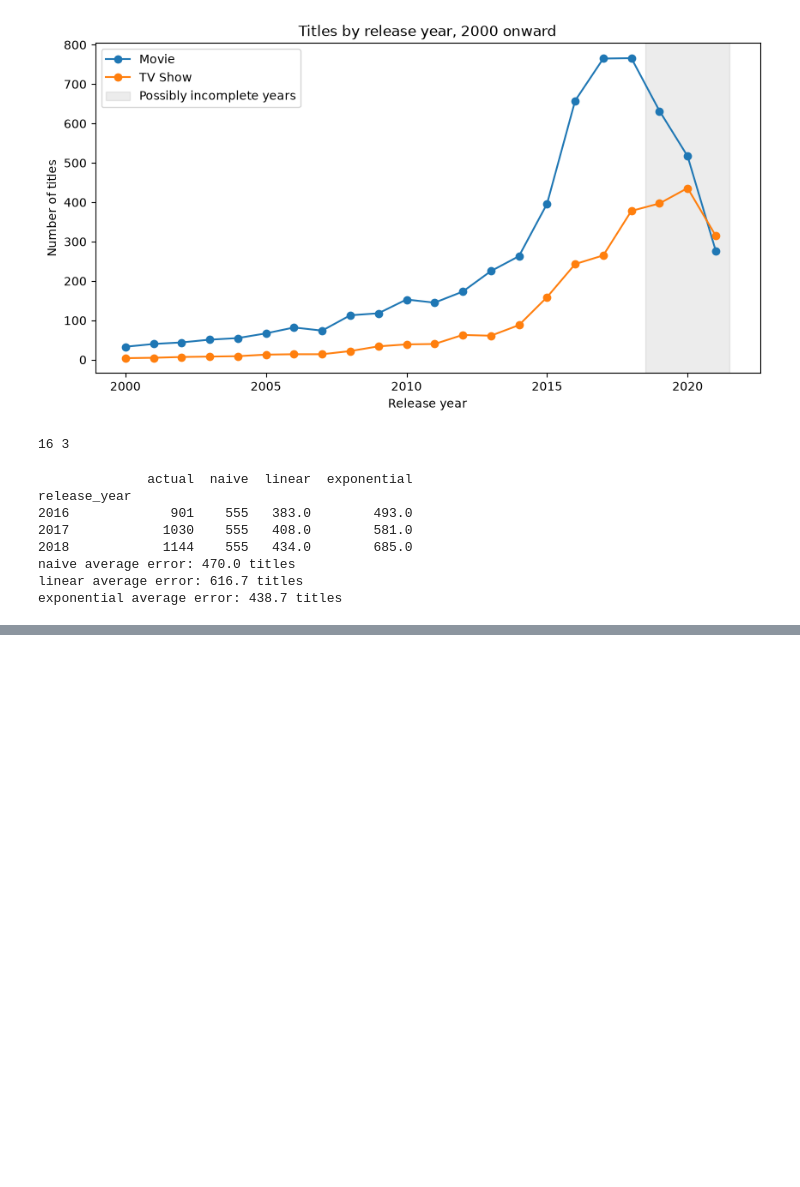
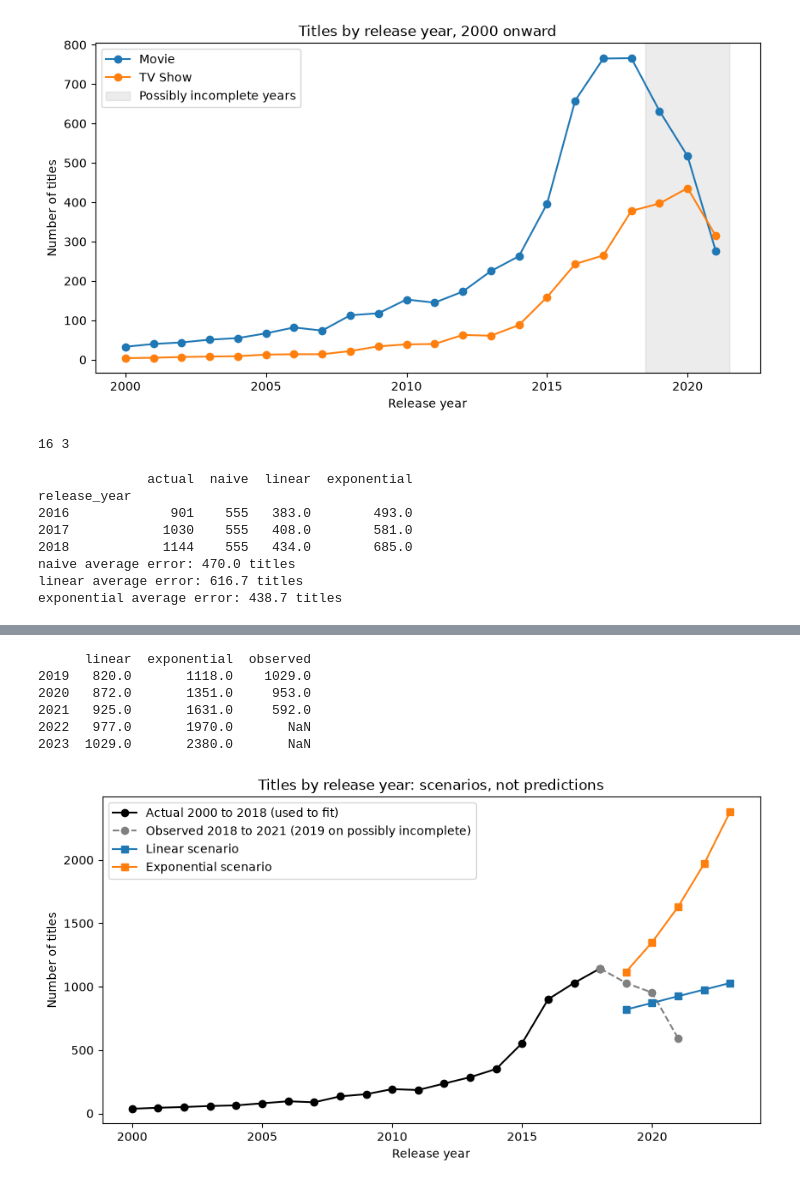
Before and after one commit to IrafashCactus/auspify-netflix-data-science, a Jupyter notebook: notebooks/04_trend_prediction.ipynb, the cells around one changed output, grey strips where cells are left out. Drawn from its saved outputs; the diff is of its cells as text; code cells hidden in the pictures; blank space fills up the shorter version.

Commit message:
Task 4: build forecasting models and visualize scenarios

```diff
--- a/notebooks/04_trend_prediction.ipynb
+++ b/notebooks/04_trend_prediction.ipynb
@@ -108,0 +117,37 @@ exponential average error: 438.7 titles
+# %%
+x_all = series.index.values - 2000
+y_all = series.values
+future_years = np.arange(2019, 2024)
+x_future = future_years - 2000
+
+line_all = np.polyfit(x_all, y_all, 1)
+expo_all = np.polyfit(x_all, np.log(y_all), 1)
+
+forecast = pd.DataFrame({
+    "linear": np.polyval(line_all, x_future).round(0),
+    "exponential": np.exp(np.polyval(expo_all, x_future)).round(0),
+}, index=future_years)
+forecast["observed"] = trend["Total"].reindex(future_years)
+print(forecast)
+# %% [output]
+      linear  exponential  observed
+2019   820.0       1118.0    1029.0
+2020   872.0       1351.0     953.0
+2021   925.0       1631.0     592.0
+2022   977.0       1970.0       NaN
+2023  1029.0       2380.0       NaN
+# %%
+observed = trend.loc[2018:2021, "Total"]
+
+plt.figure(figsize=(10, 5))
+plt.plot(series.index, series.values, marker="o", color="black", label="Actual 2000 to 2018 (used to fit)")
+plt.plot(observed.index, observed.values, marker="o", linestyle="--", color="gray", label="Observed 2018 to 2021 (2019 on possibly incomplete)")
+plt.plot(forecast.index, forecast["linear"], marker="s", label="Linear scenario")
+plt.plot(forecast.index, forecast["exponential"], marker="s", label="Exponential scenario")
+plt.title("Titles by release year: scenarios, not predictions")
+plt.xlabel("Release year")
+plt.ylabel("Number of titles")
+plt.legend()
+plt.show()
+# %% [output]
+[figure, added]
```
Also changed, not shown: parts of 2 cells of this notebook, 2 other files.
